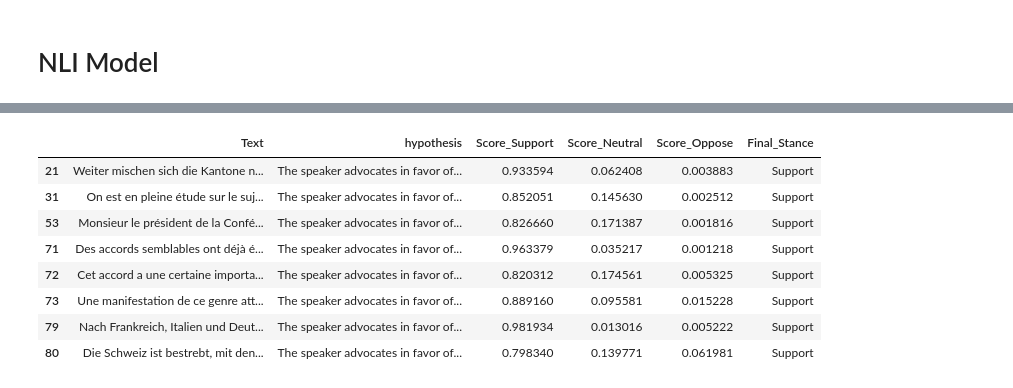
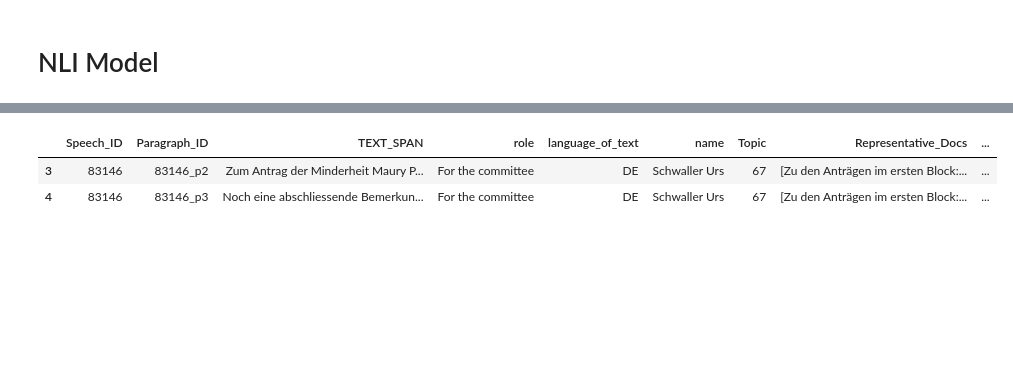
Before and after one commit to MatteoFasulo/DemocraSci-AM, a Jupyter notebook: NLI.ipynb, the cells around one changed output, grey strips where cells are left out. Cells and saved outputs as stored; diff of their text form; code cells hidden in the pictures; blank space fills up the shorter version.

```diff
--- a/NLI.ipynb
+++ b/NLI.ipynb
@@ -155,34 +122,26 @@ DebertaV2ForSequenceClassification(
 import numpy as np
 
 batch_size = 1
-n_rows = hp_df.shape[0]
-entailment_scores = np.zeros(n_rows)
-neutral_scores = np.zeros(n_rows)
-contradiction_scores = np.zeros(n_rows)
+n_rows = len(hp_df)
+model.eval()
+
+results = np.zeros((n_rows, 3))
 # %%
-model.to(device)
-model.eval()
-for i in tqdm(range(0, len(hp_df), batch_size), desc="Processing batches"):
-    batch_premises = hp_df["Text"].iloc[i : i + batch_size].tolist()
-    batch_hypotheses = hp_df["hypothesis"].iloc[i : i + batch_size].tolist()
+for i in tqdm(range(0, n_rows, batch_size), desc="NLI Stance Detection"):
+    batch_idx = range(i, min(i + batch_size, n_rows))
+    batch_premises = hp_df["TEXT_SPAN"].iloc[batch_idx].tolist()
+    batch_hypotheses = hp_df["hypothesis"].iloc[batch_idx].tolist()
 
     inputs = tokenizer(
         batch_premises,
         batch_hypotheses,
-        truncation=True,
-        padding=True,
+        truncation=False,
+        padding=False,
         return_tensors="pt",
     ).to(device)
 
-    # Forward pass
     with torch.no_grad():
         outputs = model(**inputs)
         probs = torch.softmax(outputs.logits, dim=-1)
 
-    probs = probs.cpu().tolist()
-
-    # Model mapping: 0: entailment, 1: neutral, 2: contradiction
-    for j, prob in enumerate(probs):
-        entailment_scores[i + j] = prob[0]
-        neutral_scores[i + j] = prob[1]
-        contradiction_scores[i + j] = prob[2]
+    results[batch_idx] = probs.cpu().numpy()
@@ -189,6 +150,5 @@ for i in tqdm(range(0, len(hp_df), batch_size), desc="Processing batches"):
 # %%
-# Assign scores back to DataFrame
-hp_df["Score_Support"] = entailment_scores
-hp_df["Score_Neutral"] = neutral_scores
-hp_df["Score_Oppose"] = contradiction_scores
-hp_df.head()
+hp_df["Score_Support"] = results[:, 0]
+hp_df["Score_Neutral"] = results[:, 1]
+hp_df["Score_Oppose"] = results[:, 2]
+hp_df["Stance_Intensity"] = hp_df["Score_Support"] - hp_df["Score_Oppose"]
@@ -210,3 +154,0 @@ def determine_stance(row, pos_threshold=0.75, neg_threshold=0.75):
-# %%
-hp_df["Final_Stance"] = hp_df.apply(determine_stance, axis=1)
-hp_df
@@ -227,21 +155,6 @@ hp_df
-# %%
-hp_df[hp_df["Final_Stance"] != "Neutral"][
-    [
-        "Text",
-        "hypothesis",
-        "Score_Support",
-        "Score_Neutral",
-        "Score_Oppose",
-        "Final_Stance",
-    ]
-].head(10)
-# %% [output]
-|  | Text | hypothesis | Score_Support | Score_Neutral | Score_Oppose | Final_Stance |
-| 21 | Weiter mischen sich die Kantone n... | The speaker advocates in favor of... | 0.933594 | 0.062408 | 0.003883 | Support |
-| 31 | On est en pleine étude sur le suj... | The speaker advocates in favor of... | 0.852051 | 0.145630 | 0.002512 | Support |
-| 53 | Monsieur le président de la Confé... | The speaker advocates in favor of... | 0.826660 | 0.171387 | 0.001816 | Support |
-| 71 | Des accords semblables ont déjà é... | The speaker advocates in favor of... | 0.963379 | 0.035217 | 0.001218 | Support |
-| 72 | Cet accord a une certaine importa... | The speaker advocates in favor of... | 0.820312 | 0.174561 | 0.005325 | Support |
-| 73 | Une manifestation de ce genre att... | The speaker advocates in favor of... | 0.889160 | 0.095581 | 0.015228 | Support |
-| 79 | Nach Frankreich, Italien und Deut... | The speaker advocates in favor of... | 0.981934 | 0.013016 | 0.005222 | Support |
-| 80 | Die Schweiz ist bestrebt, mit den... | The speaker advocates in favor of... | 0.798340 | 0.139771 | 0.061981 | Support |
+# %%
+hp_df[hp_df["Stance_Intensity"] > 0.75].head(2)
+# %% [output]
+|  | Speech_ID | Paragraph_ID | TEXT_SPAN | role | language_of_text | name | Topic | Representative_Docs | ... |
+| 3 | 83146 | 83146_p2 | Zum Antrag der Minderheit Maury P... | For the committee | DE | Schwaller Urs | 67 | [Zu den Anträgen im ersten Block:... | ... |
+| 4 | 83146 | 83146_p3 | Noch eine abschliessende Bemerkun... | For the committee | DE | Schwaller Urs | 67 | [Zu den Anträgen im ersten Block:... | ... |
```
Also changed, not shown: parts of 24 cells of this notebook, 1 other file.
